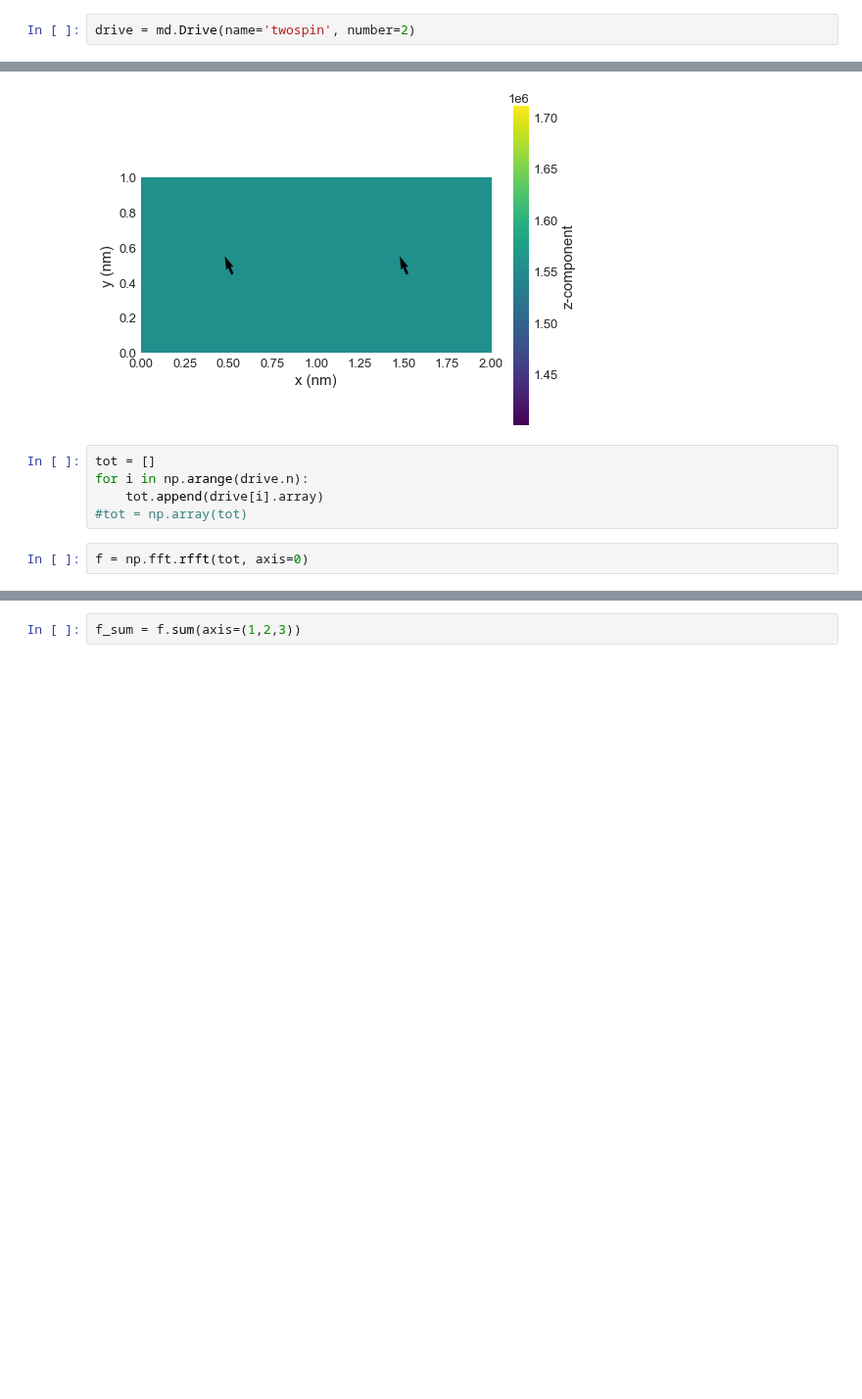
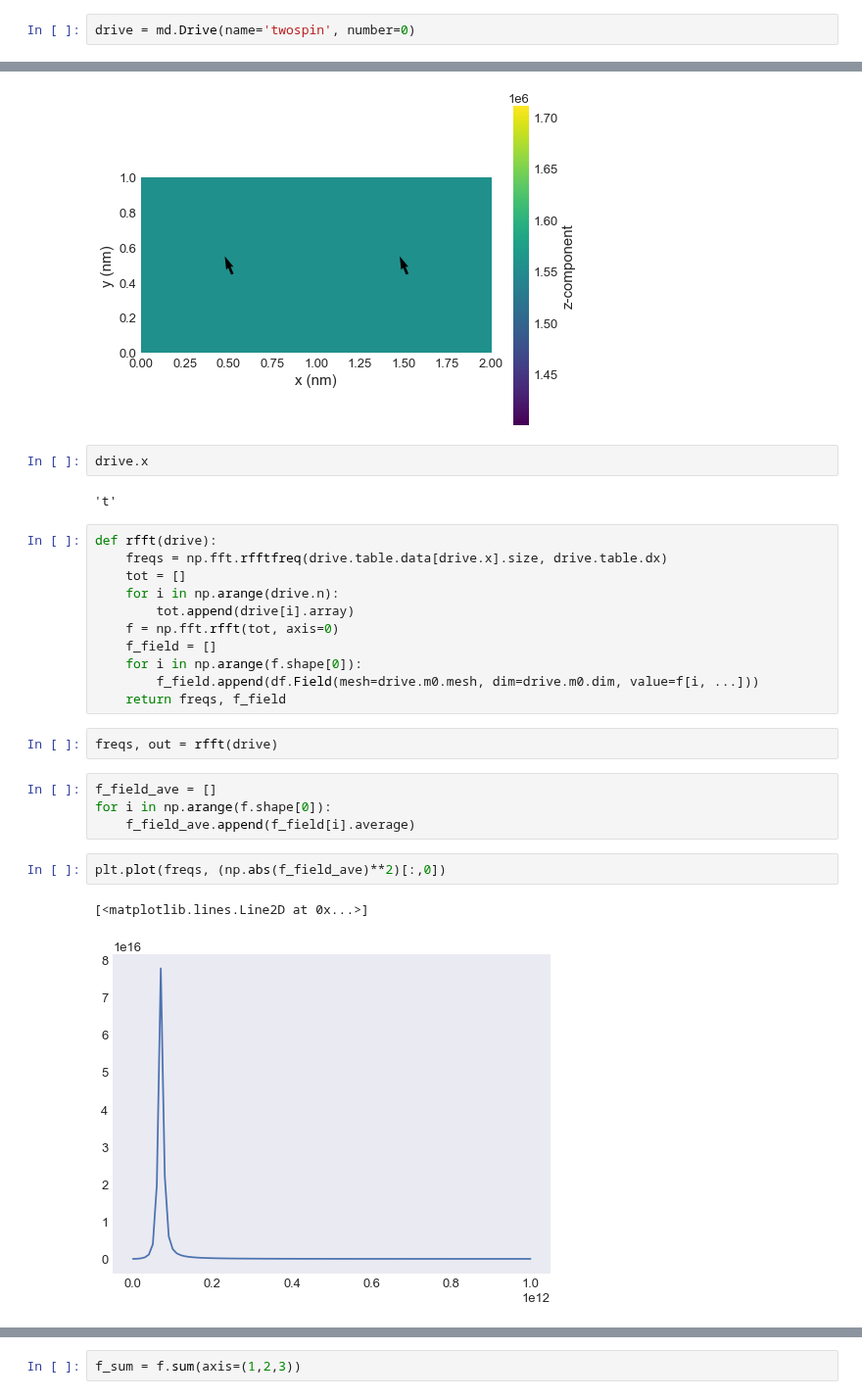
Before and after one commit to ubermag/micromagneticdata, a Jupyter notebook: dev/FFT Development.ipynb, the cells around one changed output, grey strips where cells are left out. Shown at 98% size. Drawn from its saved outputs; the diff is of its cells as text; blank space fills up the shorter version.

```diff
--- a/dev/FFT Development.ipynb
+++ b/dev/FFT Development.ipynb
@@ -36,15 +36,34 @@ system.m.plane('z').mpl()
 import micromagneticdata as md
 import numpy as np
 # %%
-drive = md.Drive(name='twospin', number=2)
+drive = md.Drive(name='twospin', number=0)
 # %%
 drive[8].plane('z').mpl()
 # %% [output]
 [figure]
+# %%
+drive.x
+# %% [output]
+'t'
+# %%
+def rfft(drive):
+    freqs = np.fft.rfftfreq(drive.table.data[drive.x].size, drive.table.dx)
+    tot = []
+    for i in np.arange(drive.n):
+        tot.append(drive[i].array)
+    f = np.fft.rfft(tot, axis=0)
+    f_field = []
+    for i in np.arange(f.shape[0]):
+        f_field.append(df.Field(mesh=drive.m0.mesh, dim=drive.m0.dim, value=f[i, ...]))
+    return freqs, f_field
+# %%
+freqs, out = rfft(drive)
 # %%
-tot = []
-for i in np.arange(drive.n):
-    tot.append(drive[i].array)
-#tot = np.array(tot)
+f_field_ave = []
+for i in np.arange(f.shape[0]):
+    f_field_ave.append(f_field[i].average)
-# %%
-f = np.fft.rfft(tot, axis=0)
+# %%
+plt.plot(freqs, (np.abs(f_field_ave)**2)[:,0])
+# %% [output]
+[<matplotlib.lines.Line2D at 0x...>]
+[figure, added]
```
Also changed, not shown: parts of 22 cells of this notebook.
